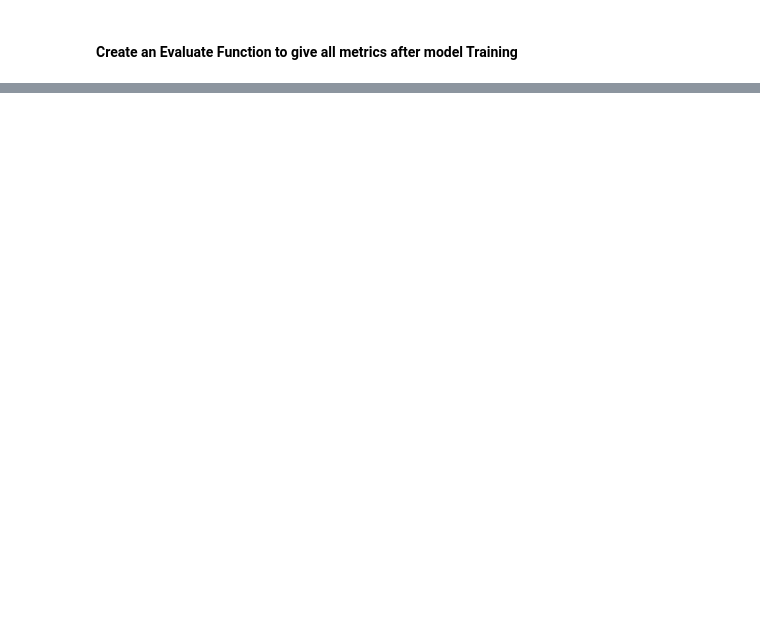
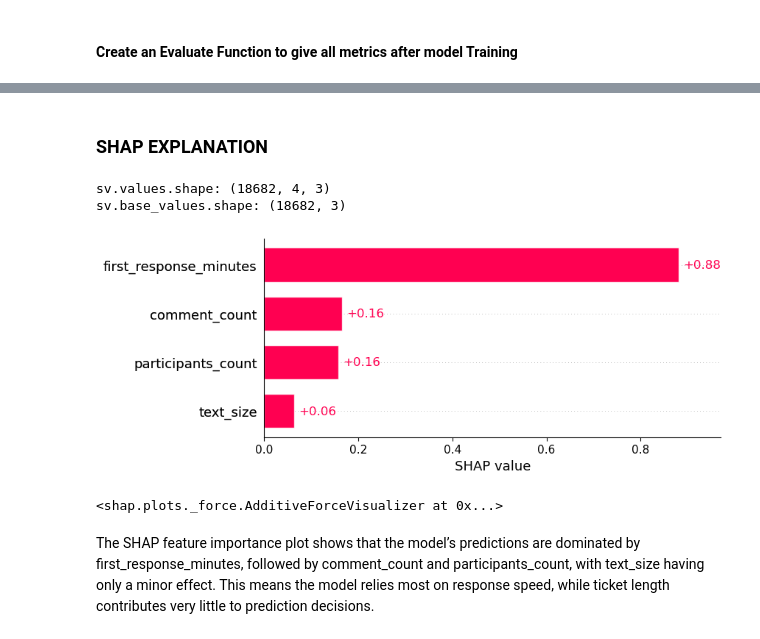
Before and after one commit to OBINNADINNEYA/Support-Efficiency-MLOps-Project, a Jupyter notebook: notebooks/MODEL_TRAINING.ipynb, the cells around one changed output, grey strips where cells are left out. Drawn from its saved outputs; the diff is of its cells as text; code cells hidden in the pictures; blank space fills up the shorter version.

Commit message:
updated full project to have SHAP explanation and casual inference and updated Readme

```diff
--- a/notebooks/MODEL_TRAINING.ipynb
+++ b/notebooks/MODEL_TRAINING.ipynb
@@ -333,3 +283,8 @@ y_test_cls  = le.transform(y_test)
+# %%
+# --- 0) pick columns from your original df ---
+num_cols = ["text_size","comment_count","participants_count","first_response_minutes",]
+X_df = df_model[num_cols].copy()                # IMPORTANT: use the DataFrame, not a prior array
+y    = df_model["resolution_class"].copy()      # adjust target name if needed
 # %% [markdown]
 #### Create an Evaluate Function to give all metrics after model Training
 # %%
@@ -369 +314,15 @@ models = {
+# %%
+# --- 1) scale ---
+preprocessor = ColumnTransformer([("num", RobustScaler(), num_cols)])
+X_scaled = preprocessor.fit_transform(X_df)   # -> shape (n_samples, 5)
+
+# --- 2) split ---
+X_train, X_test, y_train, y_test = train_test_split(
+    X_scaled, y, test_size=0.2, random_state=42, stratify=y
+)
+
+# --- 3) encode y AFTER split (avoid leakage/mismatch) ---
+le = LabelEncoder()
+y_train_cls = le.fit_transform(y_train)
+y_test_cls  = le.transform(y_test)
 # %%
@@ -474,0 +435,44 @@ Error:
+# %% [markdown]
+### SHAP EXPLANATION
+# %%
+# X_test_df MUST be a DataFrame with your 4 feature names
+# num_cols = ["text_size","comment_count","participants_count","first_response_minutes"]
+X_test_df = pd.DataFrame(X_test, columns=num_cols)
+
+
+# 1) Build explainer & explanation (do NOT pass y)
+explainer = shap.TreeExplainer(best_model)
+sv = explainer(X_test_df)   # sv is a shap.Explanation
+
+print("sv.values.shape:", sv.values.shape)       # expect (n_samples, 4, 3) for 3 classes
+print("sv.base_values.shape:", sv.base_values.shape)
+
+# 2) GLOBAL importance (aggregate over samples and classes)
+glob = np.abs(sv.values).mean(axis=(0, 2))       # -> (4,)
+shap.plots.bar(
+    shap.Explanation(values=glob, base_values=0, data=None, feature_names=num_cols)
+)
+
+# 3) LOCAL force plot for one row & one class
+i = 0                # choose a sample index (plain int)
+k = 0                # choose a class index (plain int)
+
+row_vals = sv.values[i, :, k]                    # (4,)
+# base_values can be shape (n_samples, n_classes) or (n_classes,)
+base = sv.base_values[i, k] if sv.base_values.ndim == 2 else sv.base_values[k]
+row_data = X_test_df.iloc[i].values             # (4,)
+
+row_expl = shap.Explanation(
+    values=row_vals,
+    base_values=base,
+    data=row_data,
+    feature_names=num_cols
+)
+shap.plots.force(row_expl)
+# %% [output]
+sv.values.shape: (18682, 4, 3)
+sv.base_values.shape: (18682, 3)
+[figure, added]
+<shap.plots._force.AdditiveForceVisualizer at 0x...>
+# %% [markdown]
+The SHAP feature importance plot shows that the model’s predictions are dominated by first_response_minutes, followed by comment_count and participants_count, with text_size having only a minor effect. This means the model relies most on response speed, while ticket length contributes very little to prediction decisions.
```
Also changed, not shown: parts of 23 cells of this notebook, 13 other files.
